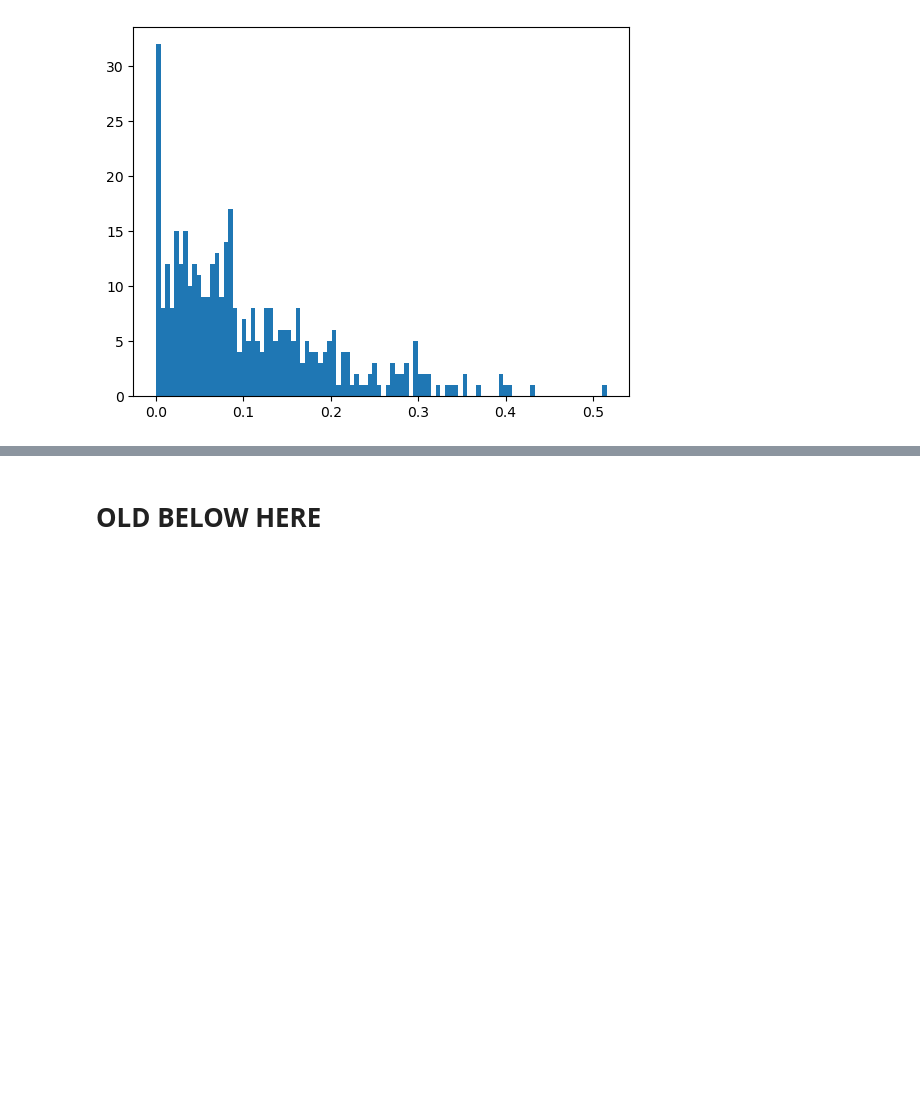
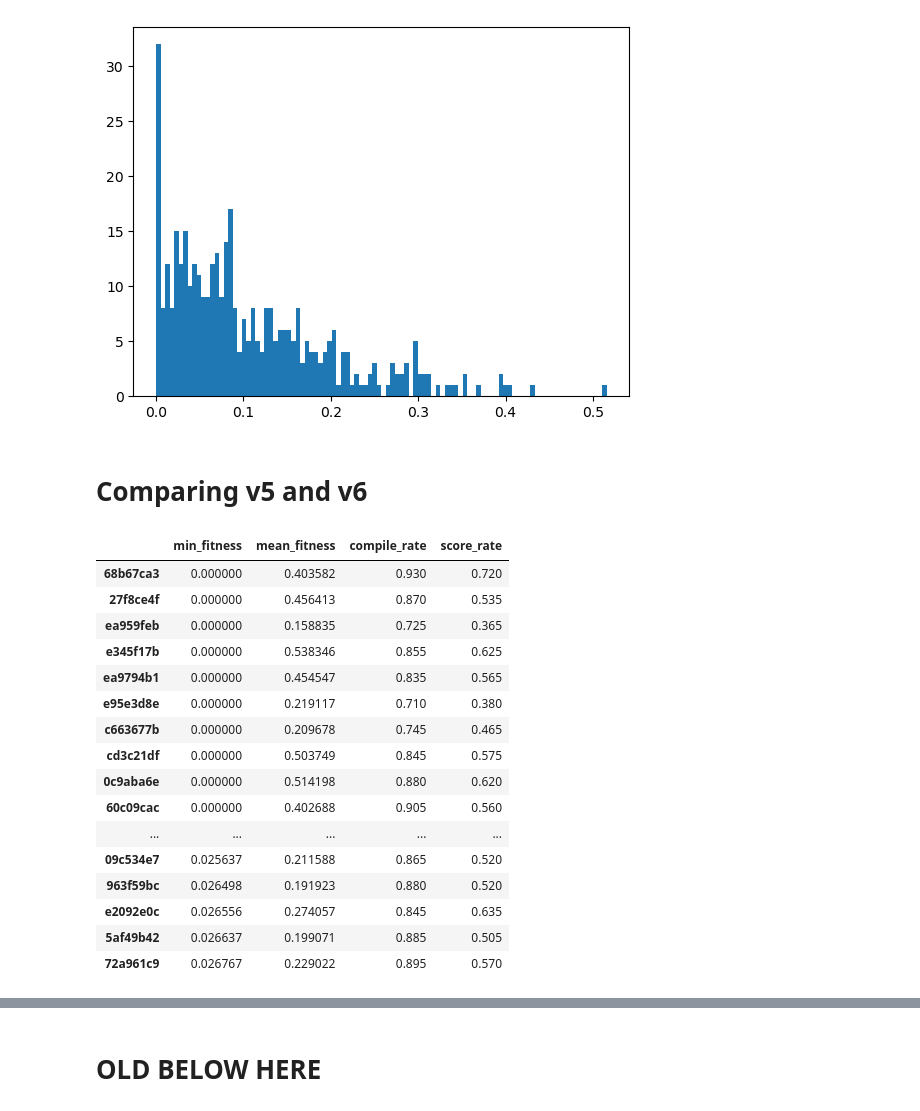
Before and after one commit to AmziJeffs/ARCPrize2024, a Jupyter notebook: genetic algorithm/fitness data charts.ipynb, the cells around one changed output, grey strips where cells are left out. Drawn from its saved outputs; the diff is of its cells as text; code cells hidden in the pictures; blank space fills up the shorter version.

```diff
--- a/genetic algorithm/fitness data charts.ipynb
+++ b/genetic algorithm/fitness data charts.ipynb
@@ -725,3 +764,25 @@ plt.hist(baseline_summary['min_fitness'], bins = 100)
 plt.show()
 # %% [output]
 [figure]
+# %% [markdown]
+# Comparing v5 and v6
+# %%
+v5_summary.sort_values(by = 'min_fitness').head(50)
+# %% [output]
+|  | min_fitness | mean_fitness | compile_rate | score_rate |
+| 68b67ca3 | 0.000000 | 0.403582 | 0.930 | 0.720 |
+| 27f8ce4f | 0.000000 | 0.456413 | 0.870 | 0.535 |
+| ea959feb | 0.000000 | 0.158835 | 0.725 | 0.365 |
+| e345f17b | 0.000000 | 0.538346 | 0.855 | 0.625 |
+| ea9794b1 | 0.000000 | 0.454547 | 0.835 | 0.565 |
+| e95e3d8e | 0.000000 | 0.219117 | 0.710 | 0.380 |
+| c663677b | 0.000000 | 0.209678 | 0.745 | 0.465 |
+| cd3c21df | 0.000000 | 0.503749 | 0.845 | 0.575 |
+| 0c9aba6e | 0.000000 | 0.514198 | 0.880 | 0.620 |
+| 60c09cac | 0.000000 | 0.402688 | 0.905 | 0.560 |
+| ... | ... | ... | ... | ... |
+| 09c534e7 | 0.025637 | 0.211588 | 0.865 | 0.520 |
+| 963f59bc | 0.026498 | 0.191923 | 0.880 | 0.520 |
+| e2092e0c | 0.026556 | 0.274057 | 0.845 | 0.635 |
+| 5af49b42 | 0.026637 | 0.199071 | 0.885 | 0.505 |
+| 72a961c9 | 0.026767 | 0.229022 | 0.895 | 0.570 |
```
Also changed, not shown: parts of 18 cells of this notebook.
